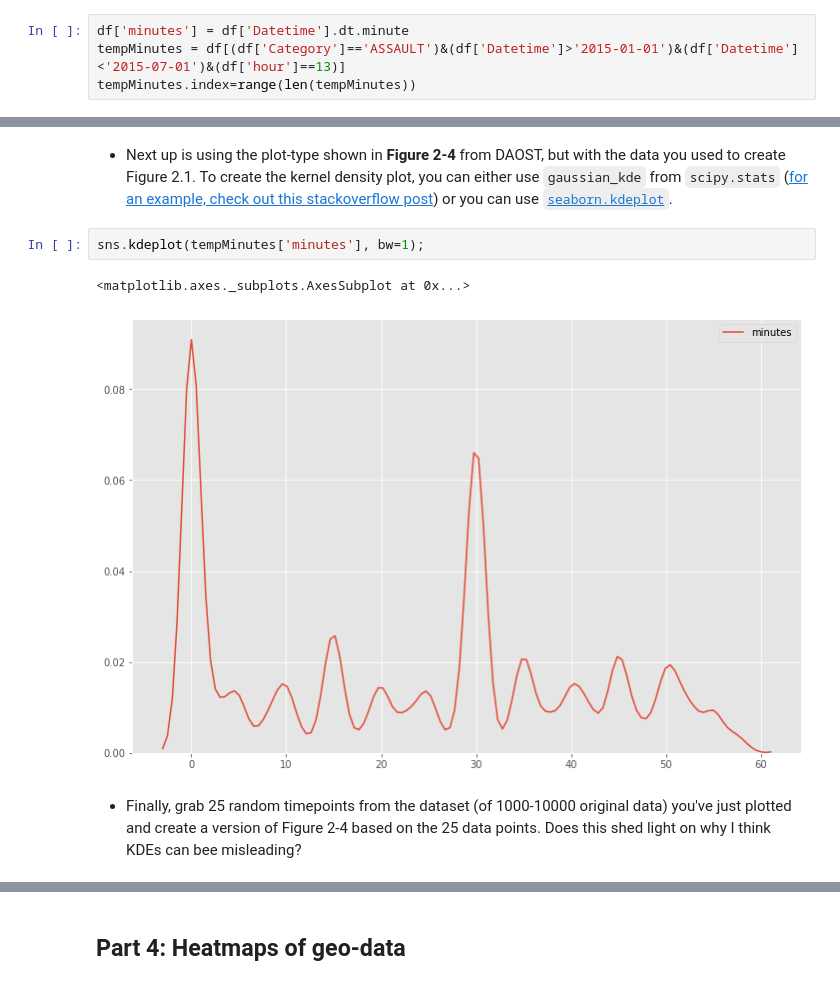
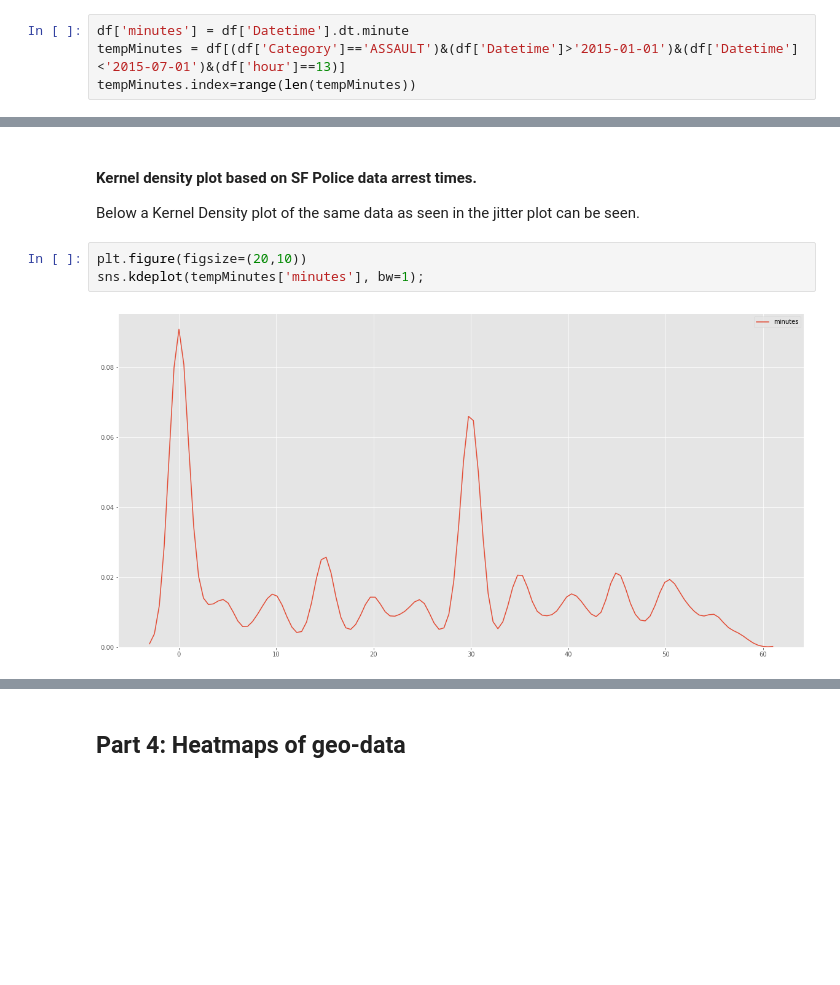
Before and after one commit to KristianBreddam/02806, a Jupyter notebook: Assignment1/assignment1v3.ipynb, the cells around one changed output, grey strips where cells are left out. Drawn from its saved outputs; the diff is of its cells as text; blank space fills up the shorter version.

```diff
--- a/Assignment1/assignment1v3.ipynb
+++ b/Assignment1/assignment1v3.ipynb
@@ -306,13 +293,11 @@ print("Number of points in plot is: ",len(temp1))
 # %% [output]
 [figure]
 Number of points in plot is:  6105
-# %% [markdown]
-
-* Next up is using the plot-type shown in **Figure 2-4** from DAOST, but with the data you used to create Figure 2.1. To create the kernel density plot, you can either use `gaussian_kde` from `scipy.stats` ([for an example, check out this stackoverflow post](https://stackoverflow.com/questions/4150171/how-to-create-a-density-plot-in-matplotlib)) or you can use [`seaborn.kdeplot`](https://seaborn.pydata.org/generated/seaborn.kdeplot.html).
+# %% [markdown]
+#### Kernel density plot based on SF Police data arrest times.
+Below a Kernel Density plot of the same data as seen in the jitter plot can be seen.
 # %%
+plt.figure(figsize=(20,10))
 sns.kdeplot(tempMinutes['minutes'], bw=1);
 # %% [output]
-<matplotlib.axes._subplots.AxesSubplot at 0x...>
-[figure, old version]
+[figure, new version]
-# %% [markdown]
-* Finally, grab 25 random timepoints from the dataset (of 1000-10000 original data) you've just plotted and create a version of Figure 2-4 based on the 25 data points. Does this shed light on why I think KDEs can bee misleading?
```
Also changed, not shown: parts of 17 cells of this notebook, 10 other files.
